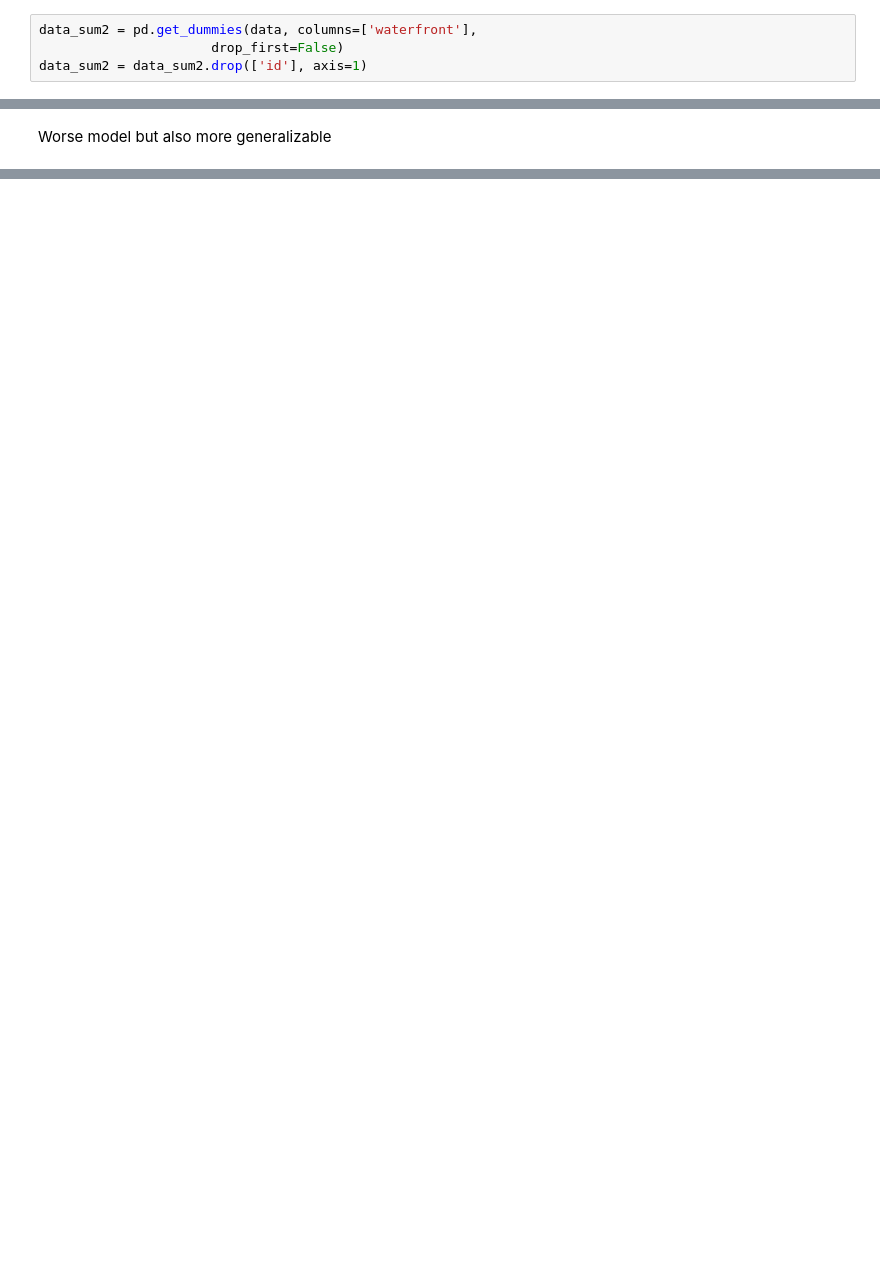
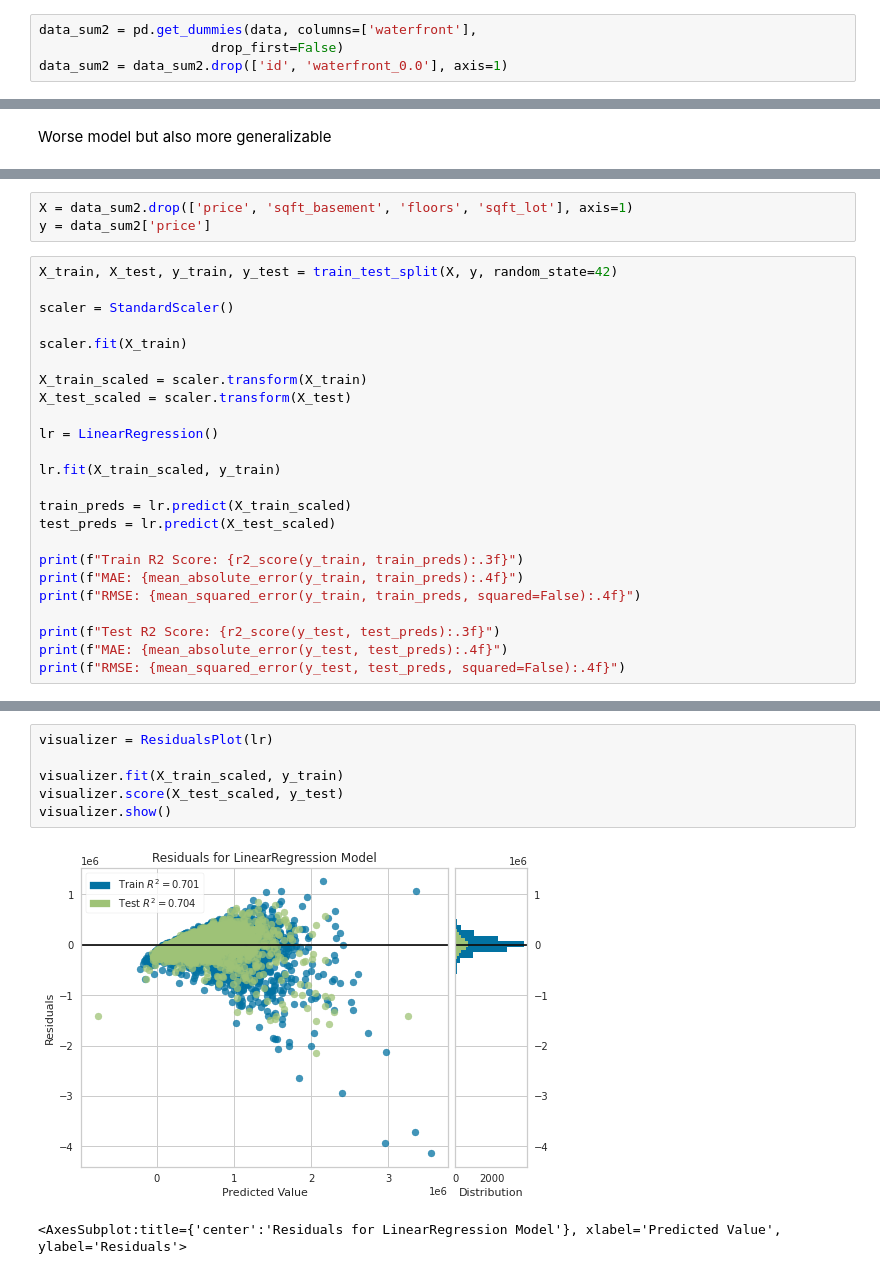
Before and after one commit to stone-ericm/Seattle-Housing-Prices-Exploration, a Jupyter notebook: Untitled.ipynb, the cells around one changed output, grey strips where cells are left out. Saved outputs shown, nothing was run; the diff lists cells and outputs as text; blank space fills up the shorter version.

```diff
--- a/Untitled.ipynb
+++ b/Untitled.ipynb
@@ -499,7 +567,7 @@ cut back on features?
 # %%
 data_sum2 = pd.get_dummies(data, columns=['waterfront'],
                       drop_first=False)
-data_sum2 = data_sum2.drop(['id'], axis=1)
+data_sum2 = data_sum2.drop(['id', 'waterfront_0.0'], axis=1)
 # %%
 X = data_sum2.drop(['price'], axis=1)
 y = data_sum2['price']
@@ -539,0 +661,27 @@ ModuleNotFoundError: No module named 'yellowbrick'
+# %%
+X = data_sum2.drop(['price', 'sqft_basement', 'floors', 'sqft_lot'], axis=1)
+y = data_sum2['price']
+# %%
+X_train, X_test, y_train, y_test = train_test_split(X, y, random_state=42)
+
+scaler = StandardScaler()
+
+scaler.fit(X_train)
+
+X_train_scaled = scaler.transform(X_train)
+X_test_scaled = scaler.transform(X_test)
+
+lr = LinearRegression()
+
+lr.fit(X_train_scaled, y_train)
+
+train_preds = lr.predict(X_train_scaled)
+test_preds = lr.predict(X_test_scaled)
+
+print(f"Train R2 Score: {r2_score(y_train, train_preds):.3f}")
+print(f"MAE: {mean_absolute_error(y_train, train_preds):.4f}")
+print(f"RMSE: {mean_squared_error(y_train, train_preds, squared=False):.4f}")
+
+print(f"Test R2 Score: {r2_score(y_test, test_preds):.3f}")
+print(f"MAE: {mean_absolute_error(y_test, test_preds):.4f}")
+print(f"RMSE: {mean_squared_error(y_test, test_preds, squared=False):.4f}")
@@ -539,0 +695,9 @@ ModuleNotFoundError: No module named 'yellowbrick'
+# %%
+visualizer = ResidualsPlot(lr)
+
+visualizer.fit(X_train_scaled, y_train)
+visualizer.score(X_test_scaled, y_test)
+visualizer.show()
+# %% [output]
+[figure, added]
+<AxesSubplot:title={'center':'Residuals for LinearRegression Model'}, xlabel='Predicted Value', ylabel='Residuals'>
```
Also changed, not shown: parts of 39 cells of this notebook.
